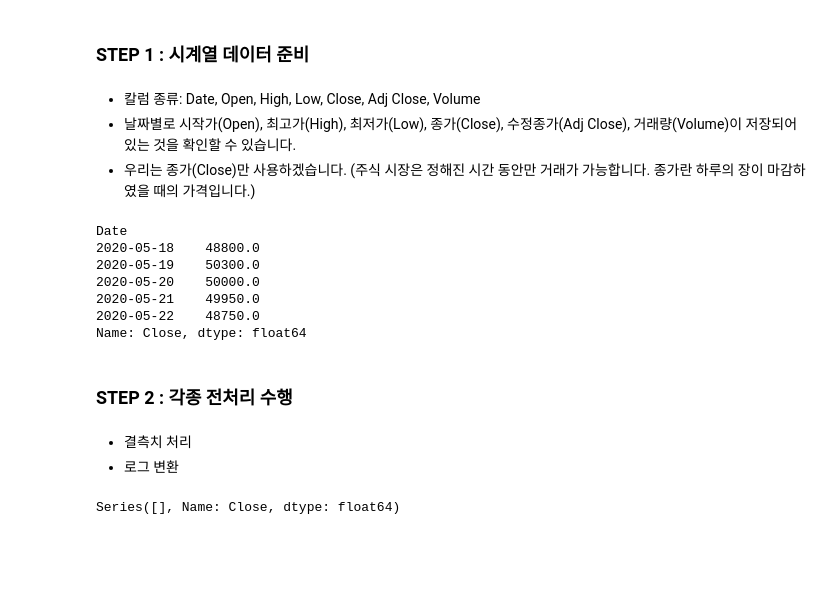
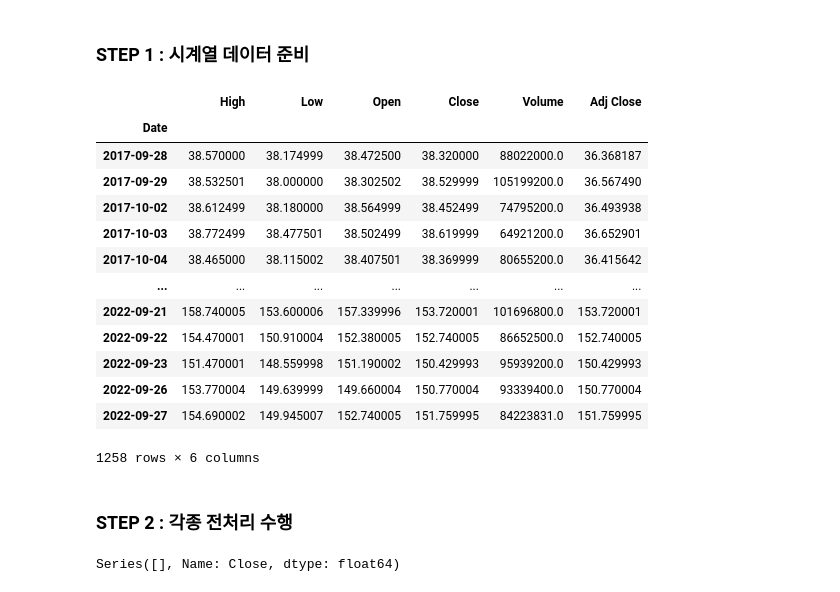
Before and after one commit to govin08/aiffel_explorations, a Jupyter notebook: 04.ipynb, the cells around one changed output. Drawn from its saved outputs; the diff is of its cells as text; code cells hidden in the pictures; blank space fills up the shorter version.

```diff
--- a/04.ipynb
+++ b/04.ipynb
@@ -103,20 +135,20 @@ def augmented_dickey_fuller_test(timeseries):
 # %% [markdown]
 ### STEP 1 : 시계열 데이터 준비
-# %% [markdown]
-- 칼럼 종류: Date, Open, High, Low, Close, Adj Close, Volume
-- 날짜별로 시작가(Open), 최고가(High), 최저가(Low), 종가(Close), 수정종가(Adj Close), 거래량(Volume)이 저장되어 있는 것을 확인할 수 있습니다.
-- 우리는 종가(Close)만 사용하겠습니다. (주식 시장은 정해진 시간 동안만 거래가 가능합니다. 종가란 하루의 장이 마감하였을 때의 가격입니다.)
-# %%
-dataset_filepath = os.getenv('HOME') + '/aiffel/stock_prediction/data/005930.KS.csv'
-df = pd.read_csv(dataset_filepath, index_col='Date', parse_dates=True)
-ts = df['Close']
-
-ts.head()
-# %% [output]
-Date
-2020-05-18    48800.0
-2020-05-19    50300.0
-2020-05-20    50000.0
-2020-05-21    49950.0
-2020-05-22    48750.0
-Name: Close, dtype: float64
+# %%
+df = pdr.get_data_yahoo('AAPL')
+df
+# %% [output]
+|  | High | Low | Open | Close | Volume | Adj Close |
+| Date |  |  |  |  |  |  |
+| 2017-09-28 | 38.570000 | 38.174999 | 38.472500 | 38.320000 | 88022000.0 | 36.368187 |
+| 2017-09-29 | 38.532501 | 38.000000 | 38.302502 | 38.529999 | 105199200.0 | 36.567490 |
+| 2017-10-02 | 38.612499 | 38.180000 | 38.564999 | 38.452499 | 74795200.0 | 36.493938 |
+| 2017-10-03 | 38.772499 | 38.477501 | 38.502499 | 38.619999 | 64921200.0 | 36.652901 |
+| 2017-10-04 | 38.465000 | 38.115002 | 38.407501 | 38.369999 | 80655200.0 | 36.415642 |
+| ... | ... | ... | ... | ... | ... | ... |
+| 2022-09-21 | 158.740005 | 153.600006 | 157.339996 | 153.720001 | 101696800.0 | 153.720001 |
+| 2022-09-22 | 154.470001 | 150.910004 | 152.380005 | 152.740005 | 86652500.0 | 152.740005 |
+| 2022-09-23 | 151.470001 | 148.559998 | 151.190002 | 150.429993 | 95939200.0 | 150.429993 |
+| 2022-09-26 | 153.770004 | 149.639999 | 149.660004 | 150.770004 | 93339400.0 | 150.770004 |
+| 2022-09-27 | 154.690002 | 149.945007 | 152.740005 | 151.759995 | 84223831.0 | 151.759995 |
+1258 rows × 6 columns
@@ -123,8 +157,5 @@ Name: Close, dtype: float64
 # %% [markdown]
 ### STEP 2 : 각종 전처리 수행
-# %% [markdown]
-- 결측치 처리
-- 로그 변환
 # %%
 # 결측치 처리
 ts = ts.interpolate(method='time')
```
Also changed, not shown: parts of 156 cells of this notebook.
